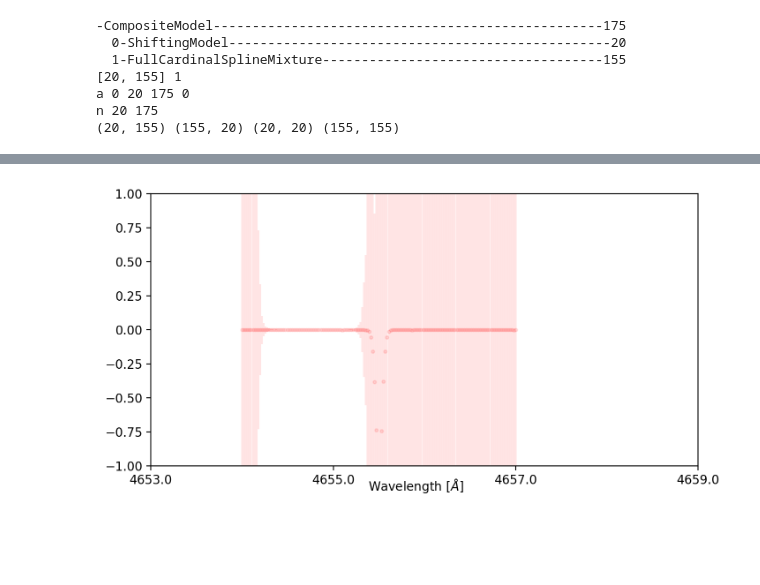
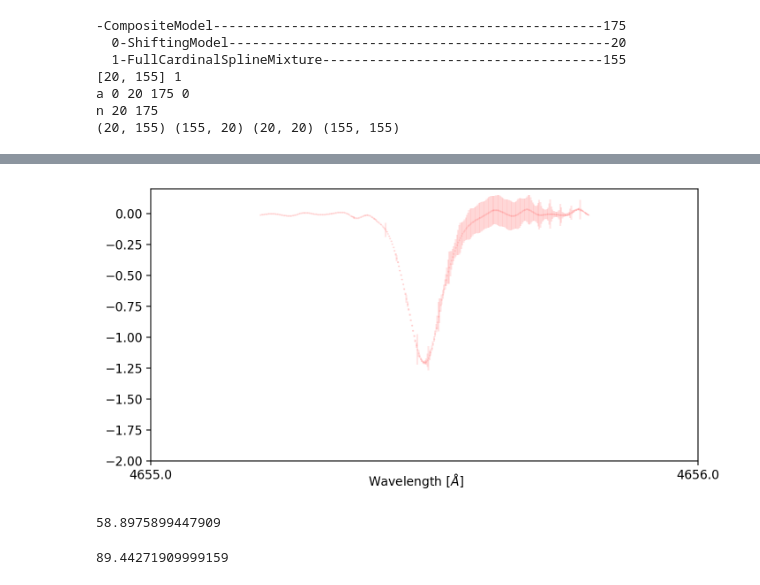
Before and after one commit to mdd423/wobble_jax, a Jupyter notebook: notebooks/01-testdata.ipynb, the cells around one changed output, grey strips where cells are left out. Saved outputs shown, nothing was run; the diff lists cells and outputs as text; code cells hidden in the pictures; blank space fills up the shorter version.

```diff
--- a/notebooks/01-testdata.ipynb
+++ b/notebooks/01-testdata.ipynb
@@ -63,7 +63,7 @@ def create_dataset(x_grid, shifts, line, depth, snr, resolution):
 Here we define the parameters of the data, we will generate. This includes the resolution of the spectrograph, signal to noise ratio, number of epochs, and number of telluric and stellar spectral lines.
 # %%
 resolution = 120_000
-snr = 350
+snr = 20
 epoches = 20
 
 dx = jabble.physics.delta_x(2 * resolution)
@@ -395,15 +394,26 @@ def reduce_fischer(model,f_info,reduce_index):
     print(fna_info.shape,fan_info.shape,faa_info.shape,fnn_info.shape)
     return fnn_info - (fan_info @ np.linalg.inv(faa_info) @ fna_info)
 
+def reverse(self, y, x, *args):
+    a = (self.p_val + 1) / 2
+    A = jabble.model.cardinal_vmap_matrix(x, self.xs, self.spline, a)
+    p = jnp.linalg.pinv(A).transpose() @ y
+    return p
+
 def backwards_pass(model,xp,xq,f_info,metarowp={},metarowq={}):
-    dtdf = jax.jacfwd(lambda x,metarow: model.reverse(model(model.get_parameters(),x,metarow),x), argnums=0)
-    return dtdf(xp,metarowp).transpose() @ f_info @ dtdf(xp,metarowq)
+    yp = model(model.get_parameters(),xp,metarowp)
+    yq = model(model.get_parameters(),xq,metarowq)
+    def _internal(y,x,metarow):
+        return reverse(model,y,x,metarow)
+    dtdf = jax.jacfwd(_internal, argnums=0)
+    return dtdf(yp,xp,metarowp).transpose() @ f_info @ dtdf(yq,xq,metarowq)
 
 f_info = fischer_full(model, dataset, cpus[0])
 reduce_index = [1]
 reduce_info = reduce_fischer(model,f_info,reduce_index)
 
-snr = backwards_pass(model[1],x_grid,x_grid,reduce_info)
+xp = np.log(np.linspace(4655.2,4655.8,300))
+model_info = backwards_pass(model[1],xp,xp,reduce_info)
 # %% [output]
 -CompositeModel--------------------------------------------------175
   0-ShiftingModel-------------------------------------------------20
@@ -427,28 +445,39 @@ plt.show()
 # %%
+model.fix()
+
 fig, axes = plt.subplots(1,1,figsize=(8,4),sharex='col',sharey='row',\
                              facecolor=(1, 1, 1),dpi=200)
 
 
 # plt_width = np.arange(-40,40,20) + 10
 plt_epoch = 19
 
-lrange = np.linspace(np.min(np.exp(dataset[plt_epoch].xs))-1,\
-                     np.max(np.exp(dataset[plt_epoch].xs))+2,4)
+lrange = np.linspace(4655,4656,2)
 
 # lrange = l_plt*np.ones(len(rv_inds))[:,None] + np.arange(-2,2,2)[None,:]
 
 
 plt_name = "{}_spectra_l{}-{}.png".format('simple_fake',lrange.min(),lrange.max())
 # axes[1,ii].text(dataset.metadata['order'][plt_epoches[0]])
 
-axes.errorbar(x_grid,model[1]([],x_grid,{}),\
-                     yerr=1/np.sqrt(np.diag(snr)),fmt='.r',zorder=2,alpha=0.1,ms=5)
+axes.errorbar(xp,model[1]([],xp,{}),\
+                     yerr=1/np.sqrt(np.diag(model_info)),fmt='.r',zorder=2,alpha=0.1,ms=1)
 axes.set_xticks(np.log(lrange))
 axes.set_xticklabels(['{:0.1f}'.format(x) for x in lrange])
 axes.set_xlim(np.log(lrange.min()),np.log(lrange.max()))
-axes.set_ylim(-1,1)
+axes.set_ylim(-2,0.2)
 
 fig.text(0.5, 0.04, 'Wavelength [$\\AA$]', ha='center')
 plt.show()
 # %% [output]
-[figure, old version]
+[figure, new version]
+# %%
+noise = 1/np.sqrt(np.diag(model_info))
+temp_mask = np.diag(model_info) > 1e10
+print(np.mean(np.abs(yp[~temp_mask])/noise[~temp_mask]))
+# %% [output]
+58.8975899447909
+# %%
+np.mean(snr*np.sqrt(epoches))
+# %% [output]
+89.44271909999159
```
Also changed, not shown: parts of 5 cells of this notebook.
